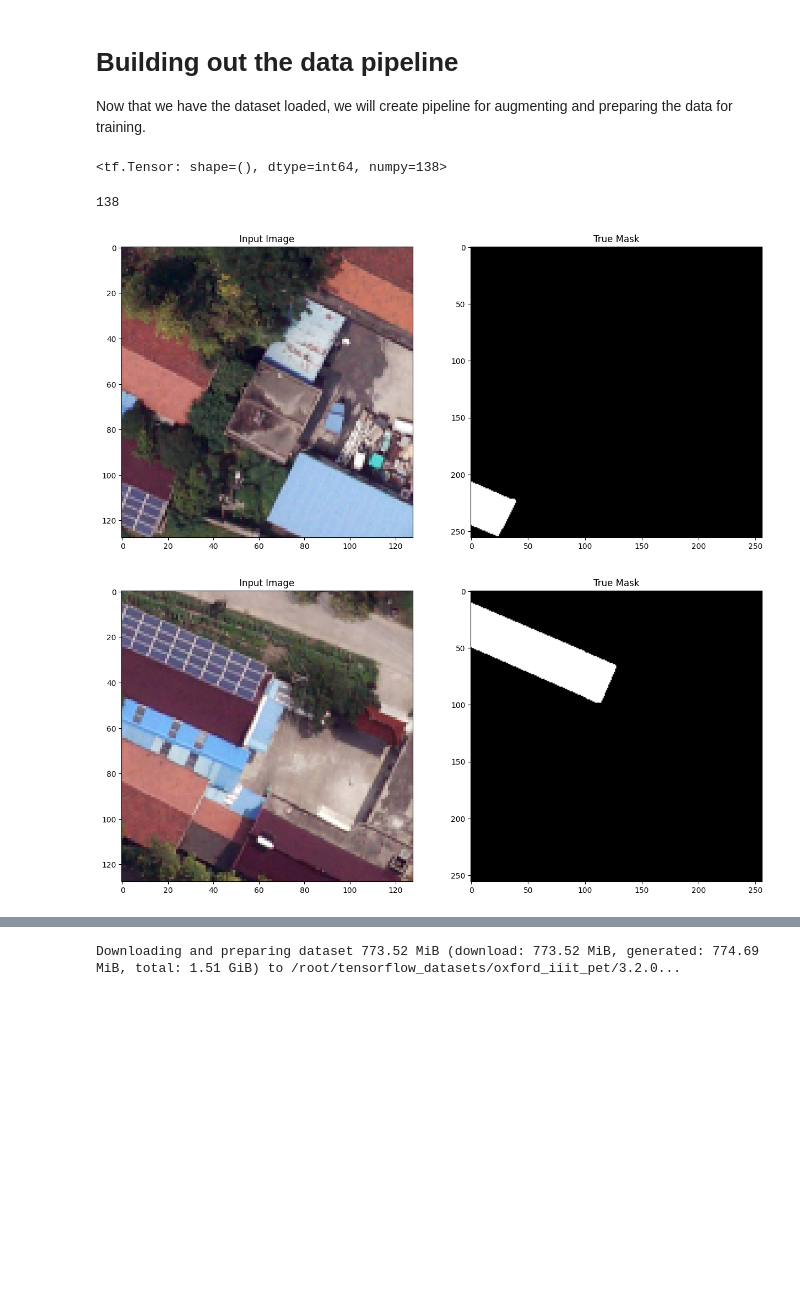
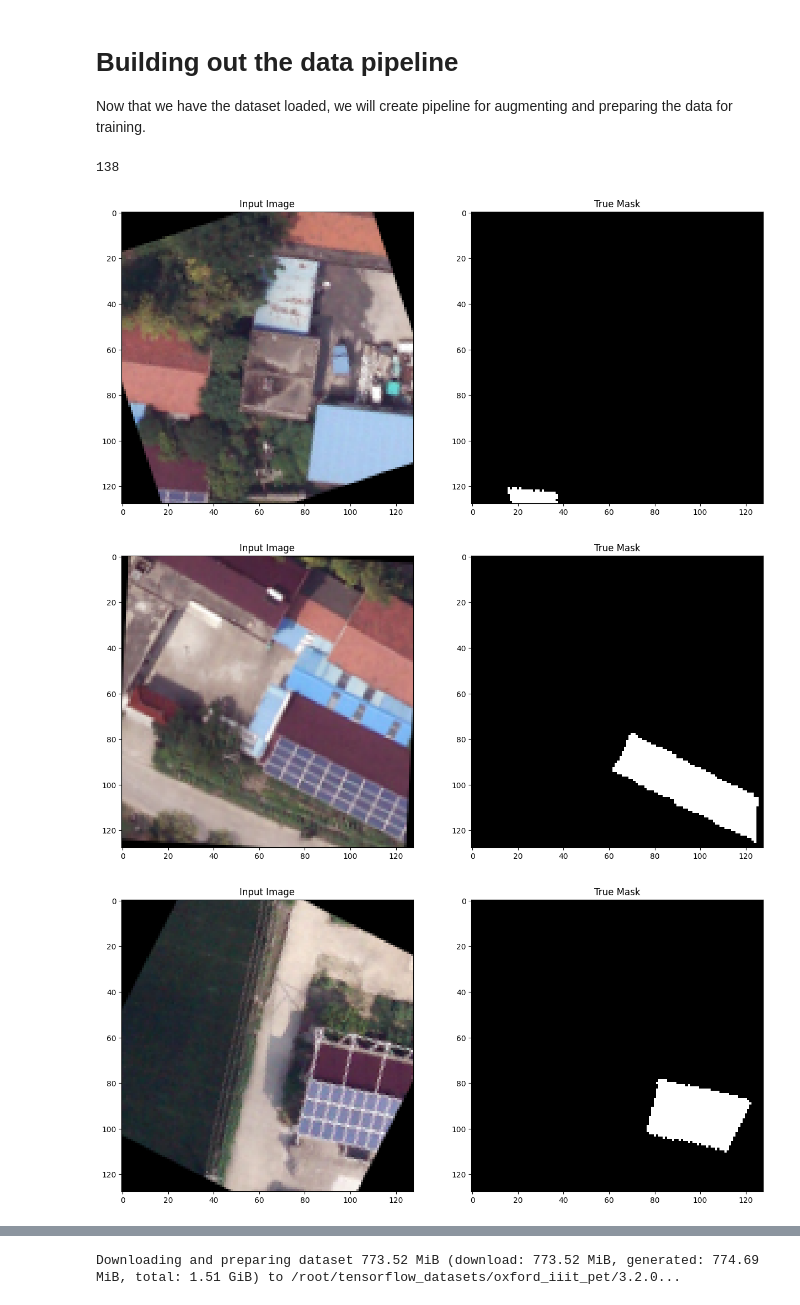
Before and after one commit to mircorudolph/PV_image_segmentation, a Jupyter notebook: 01_model.ipynb, the cells around one changed output, grey strips where cells are left out. Cells and saved outputs as stored; diff of their text form; code cells hidden in the pictures; blank space fills up the shorter version.

```diff
--- a/01_model.ipynb
+++ b/01_model.ipynb
@@ -95,24 +95,28 @@ for image, mask in dataset_resized.take(1):
 
 Now that we have the dataset loaded, we will create pipeline for augmenting and preparing the data for training.
 # %%
-class Augment(tf.keras.layers.Layer):
+class Preprocess(tf.keras.layers.Layer):
     def __init__(self, seed=42):
         super().__init__()
         # both use the same seed, so they'll make the same random changes.
+        # Layers for images
         self.rescaling_images = tf.keras.layers.Rescaling(1.0/255)
         self.resizing_images = tf.keras.layers.Resizing(128, 128, interpolation='bilinear')
+        self.randomflip_images = tf.keras.layers.RandomFlip(mode="horizontal_and_vertical", seed=seed)
+        self.randomrotation_images = tf.keras.layers.RandomRotation(0.125, fill_mode='constant', interpolation='bilinear', fill_value=0.0, seed=seed)
 
-        self.randomflip_images = tf.keras.layers.RandomFlip(mode="horizontal_and_vertical", seed=seed)
-
-
-
-
-        self.augment_masks = tf.keras.layers.RandomFlip(mode="horizontal_and_vertical", seed=seed)
+        # Layers for masks
+        self.resizing_masks = tf.keras.layers.Resizing(128, 128, interpolation='nearest')
+        self.randomflip_masks = tf.keras.layers.RandomFlip(mode="horizontal_and_vertical", seed=seed)
+        self.randomrotation_masks = tf.keras.layers.RandomRotation(0.125, fill_mode='constant', interpolation='nearest', fill_value=0.0, seed=seed)
 
     def call(self, images, masks):
         images = self.rescaling_images(images)
         images = self.resizing_images(images)
         images = self.randomflip_images(images)
-        masks = self.augment_masks(masks)
+        images = self.randomrotation_images(images)
+        masks = self.resizing_masks(masks)
+        masks = self.randomflip_masks(masks)
+        masks = self.randomrotation_masks(masks)
 
         return images, masks
@@ -152,19 +123,12 @@ class Change(tf.keras.layers.Layer):
-# %%
-dataset.cardinality()
-# %% [output]
-<tf.Tensor: shape=(), dtype=int64, numpy=138>
 # %%
 train_batches = (
     dataset
-    #.cache()
+    .cache()
     #.shuffle(BUFFER_SIZE)
     #.batch(32)
     #.repeat(2)
-    #.map(resize)
-    .map(Augment())
-
-    #.map(Change())
-    #.prefetch(buffer_size=tf.data.AUTOTUNE)
+    .map(Preprocess())
+    .prefetch(buffer_size=tf.data.AUTOTUNE)
     )
 
 #test_batches = test_images.batch(BATCH_SIZE)
@@ -173,9 +137,10 @@ len(list(train_batches.as_numpy_iterator()))
 # %% [output]
 138
 # %%
-for image, mask in train_batches.take(2):
+for image, mask in train_batches.take(5):
     #print(image[0])
     display([image[0], mask[0]])
 # %% [output]
-[figure, old version]
+[figure, new version]
-[figure, old version]
+[figure, new version]
+[figure, added]
```
Also changed, not shown: parts of 5 cells of this notebook.
